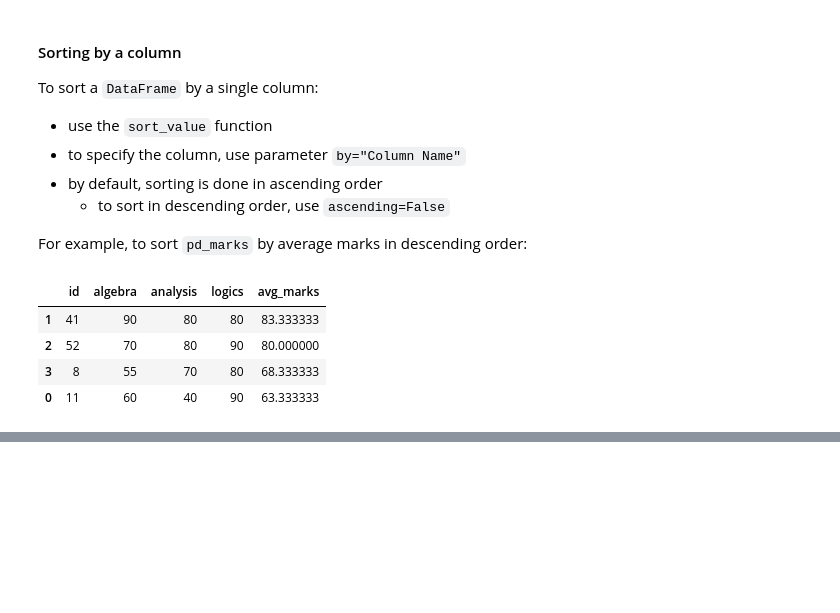
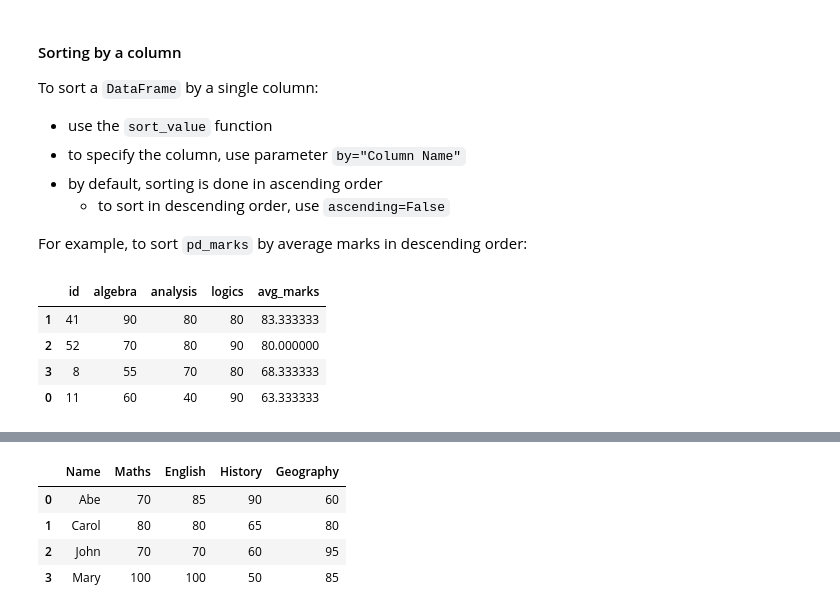
Before and after one commit to F-Badger/l2, a Jupyter notebook: COMP2271 Data Science/Data Cleaning and Analytics.ipynb, the cells around one changed output, grey strips where cells are left out. Cells and saved outputs as stored; diff of their text form; code cells hidden in the pictures; blank space fills up the shorter version.

```diff
--- a/COMP2271 Data Science/Data Cleaning and Analytics.ipynb
+++ b/COMP2271 Data Science/Data Cleaning and Analytics.ipynb
@@ -524,0 +719,9 @@ pd_avg_sorted
+# %%
+pd_marks = pd.read_excel('student_marks.xlsx', engine="openpyxl")
+pd_marks
+# %% [output]
+|  | Name | Maths | English | History | Geography |
+| 0 | Abe | 70 | 85 | 90 | 60 |
+| 1 | Carol | 80 | 80 | 65 | 80 |
+| 2 | John | 70 | 70 | 60 | 95 |
+| 3 | Mary | 100 | 100 | 50 | 85 |
```
Also changed, not shown: parts of 22 cells of this notebook, 6 other files.
